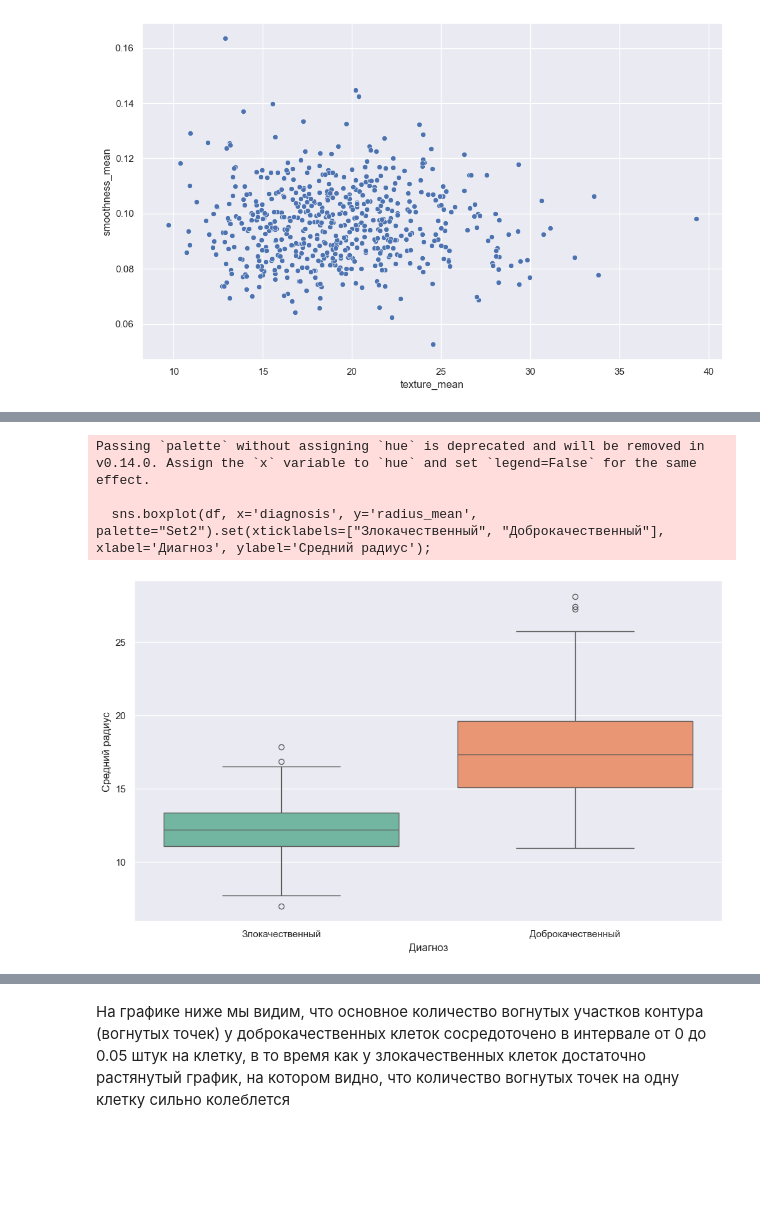
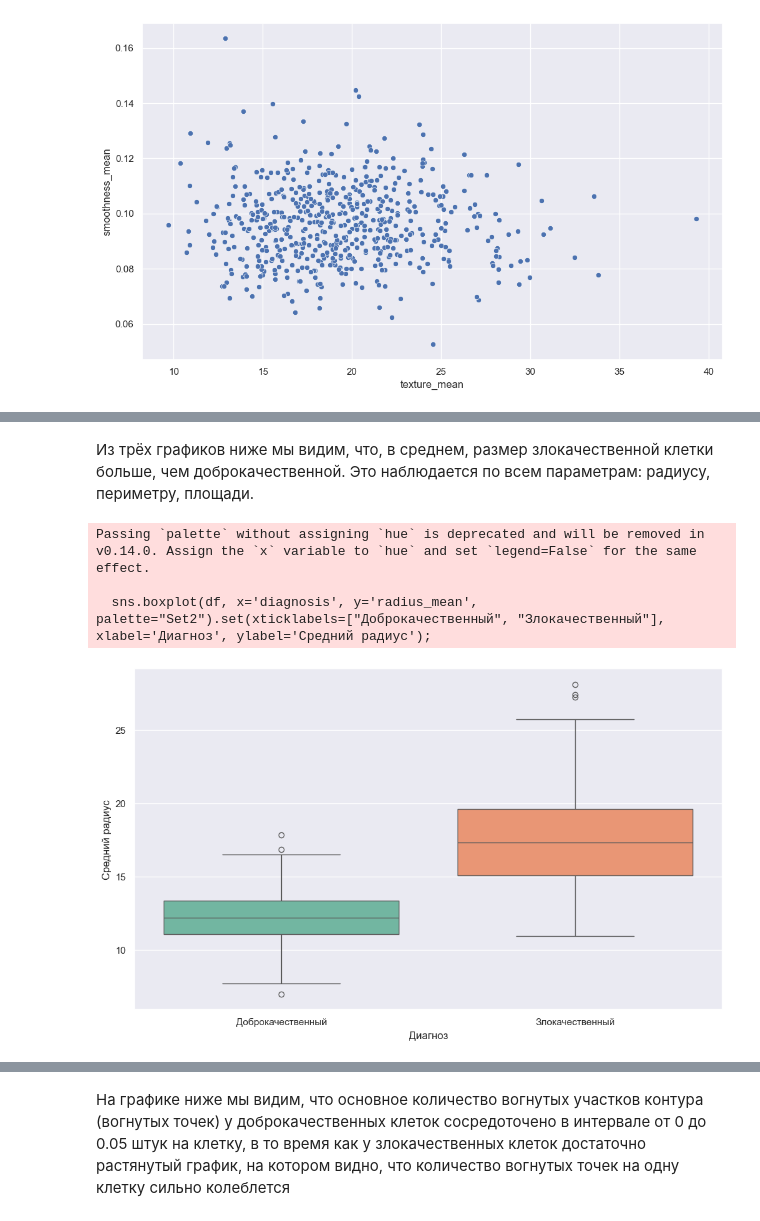
Before and after one commit to Nigota/DBLabsFinalWork, a Jupyter notebook: visualization.ipynb, the cells around one changed output, grey strips where cells are left out. Cells and saved outputs as stored; diff of their text form; code cells hidden in the pictures; blank space fills up the shorter version.

```diff
--- a/visualization.ipynb
+++ b/visualization.ipynb
@@ -61,7 +101,9 @@ sns.scatterplot(df, x="texture_mean", y="smoothness_mean");
+# %% [markdown]
+Из трёх графиков ниже мы видим, что, в среднем, размер злокачественной клетки больше, чем доброкачественной. Это наблюдается по всем параметрам: радиусу, периметру, площади.
 # %%
-sns.boxplot(df, x='diagnosis', y='radius_mean', palette="Set2").set(xticklabels=["Злокачественный", "Доброкачественный"], xlabel='Диагноз', ylabel='Средний радиус');
+sns.boxplot(df, x='diagnosis', y='radius_mean', palette="Set2").set(xticklabels=["Доброкачественный", "Злокачественный"], xlabel='Диагноз', ylabel='Средний радиус');
 # %% [output]
 Passing `palette` without assigning `hue` is deprecated and will be removed in v0.14.0. Assign the `x` variable to `hue` and set `legend=False` for the same effect.
 
-  sns.boxplot(df, x='diagnosis', y='radius_mean', palette="Set2").set(xticklabels=["Злокачественный", "Доброкачественный"], xlabel='Диагноз', ylabel='Средний радиус');
+  sns.boxplot(df, x='diagnosis', y='radius_mean', palette="Set2").set(xticklabels=["Доброкачественный", "Злокачественный"], xlabel='Диагноз', ylabel='Средний радиус');
-[figure, old version]
+[figure, new version]
```
Also changed, not shown: parts of 16 cells of this notebook.
